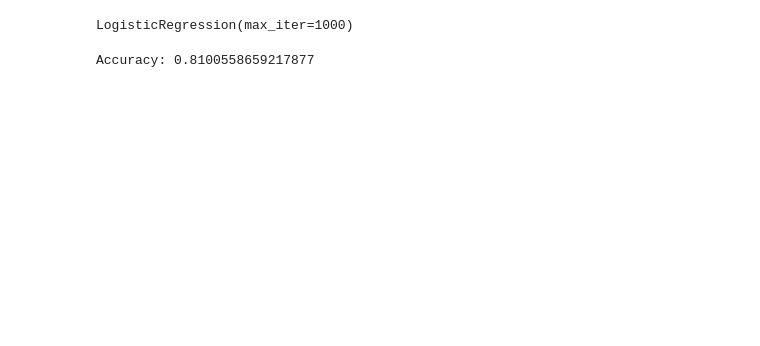
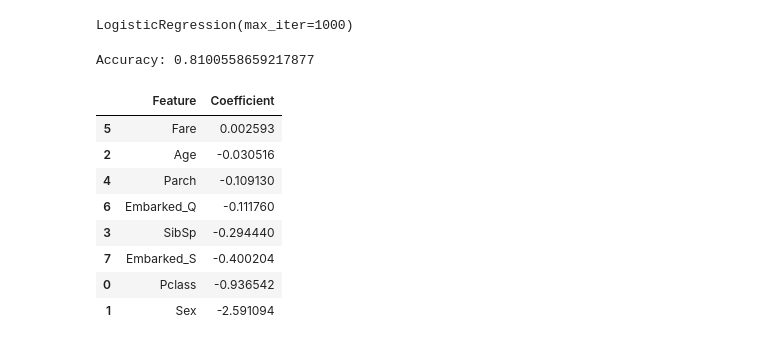
Before and after one commit to KurtGilmant/TitanicKaggle, a Jupyter notebook: Titanic_Project.ipynb, the cells around one changed output. Drawn from its saved outputs; the diff is of its cells as text; code cells hidden in the pictures; blank space fills up the shorter version.

```diff
--- a/Titanic_Project.ipynb
+++ b/Titanic_Project.ipynb
@@ -276,3 +274,20 @@ print("Accuracy:", accuracy)
 Accuracy: 0.8100558659217877
 # %%
 #Affichage de la précision, 81%, c'est très fine pour un premier jet, on cherche entre 78 et 82
+# %%
+coefficients = pd.DataFrame({
+    "Feature": X_train.columns,
+    "Coefficient": model.coef_[0]
+})
+
+coefficients.sort_values(by="Coefficient", ascending=False)
+# %% [output]
+|  | Feature | Coefficient |
+| 5 | Fare | 0.002593 |
+| 2 | Age | -0.030516 |
+| 4 | Parch | -0.109130 |
+| 6 | Embarked_Q | -0.111760 |
+| 3 | SibSp | -0.294440 |
+| 7 | Embarked_S | -0.400204 |
+| 0 | Pclass | -0.936542 |
+| 1 | Sex | -2.591094 |
```
Also changed, not shown: parts of 7 cells of this notebook.
